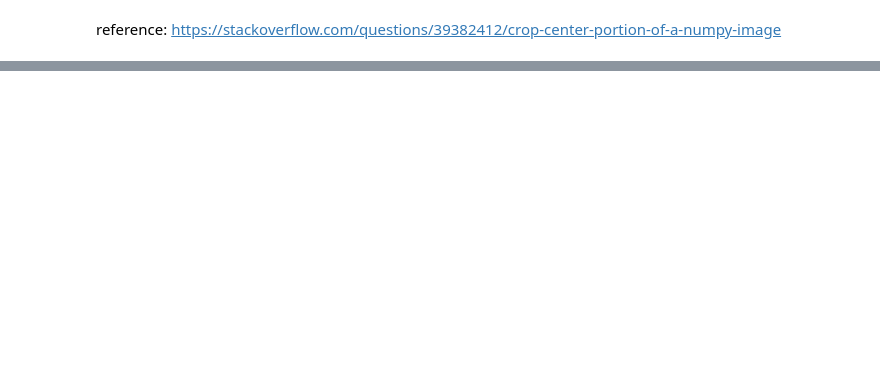
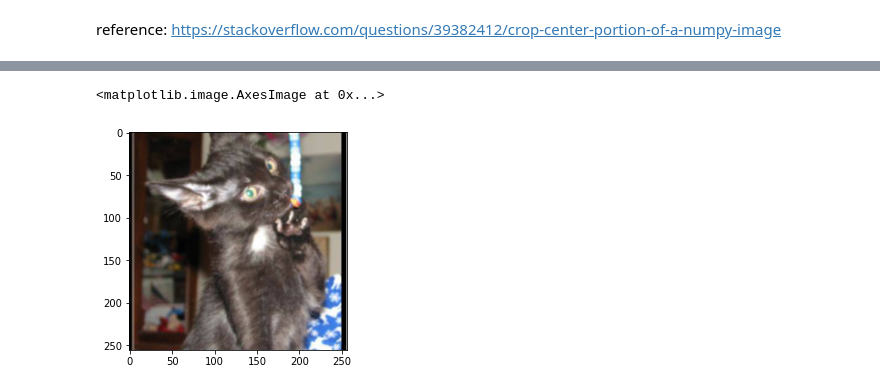
Before and after one commit to drawcodeboy/Cat_n_Dog_Classification, a Jupyter notebook: cat_n_dog_data_preprocessing_ver2.ipynb, the cells around one changed output, grey strips where cells are left out. Cells and saved outputs as stored; diff of their text form; code cells hidden in the pictures; blank space fills up the shorter version.

```diff
--- a/cat_n_dog_data_preprocessing_ver2.ipynb
+++ b/cat_n_dog_data_preprocessing_ver2.ipynb
@@ -31,0 +60,5 @@ def minmax_scaler(img):
+# %%
+plt.imshow(crop_center(train_set[2]))
+# %% [output]
+<matplotlib.image.AxesImage at 0x...>
+[figure, added]
```
Also changed, not shown: parts of 10 cells of this notebook.
